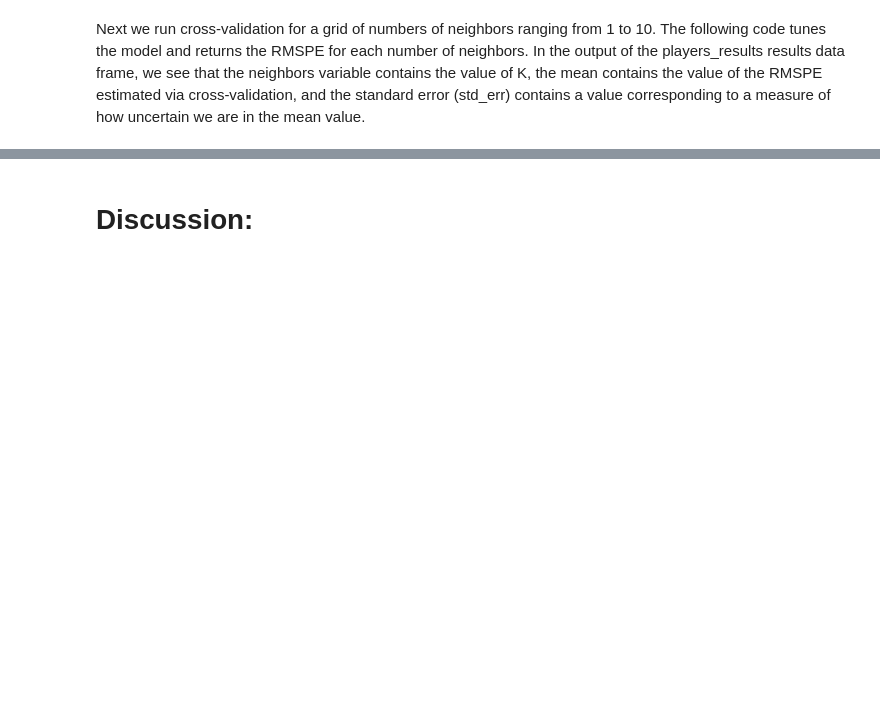
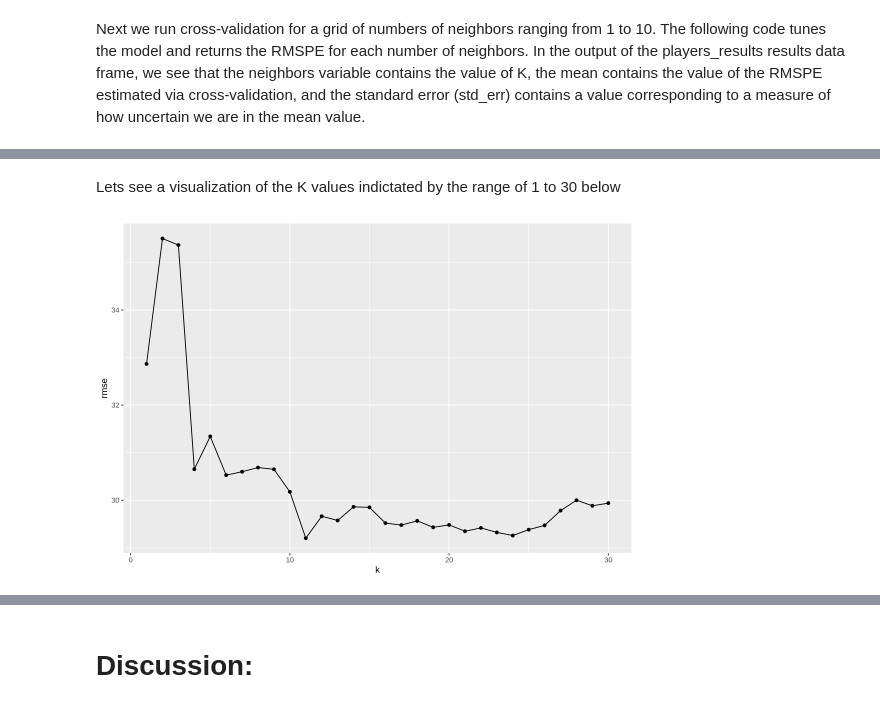
Before and after one commit to iSqlqmi/dsci_100_group_project, a Jupyter notebook: project_final_report.ipynb, the cells around one changed output, grey strips where cells are left out. Drawn from its saved outputs; the diff is of its cells as text; code cells hidden in the pictures; blank space fills up the shorter version.

```diff
--- a/project_final_report.ipynb
+++ b/project_final_report.ipynb
@@ -322,0 +320,13 @@ A tibble: 1 × 7
+# %% [markdown]
+Lets see a visualization of the K values indictated by the range of 1 to 30 below
+# %%
+k_values_plot <- players_results |>
+    ggplot(aes(x = neighbors, y = mean)) +
+    geom_point() +
+    geom_line() +
+    labs(
+        x = "k",
+        y = "rmse")
+k_values_plot
+# %% [output]
+[figure, added]
```
Also changed, not shown: parts of 20 cells of this notebook.
